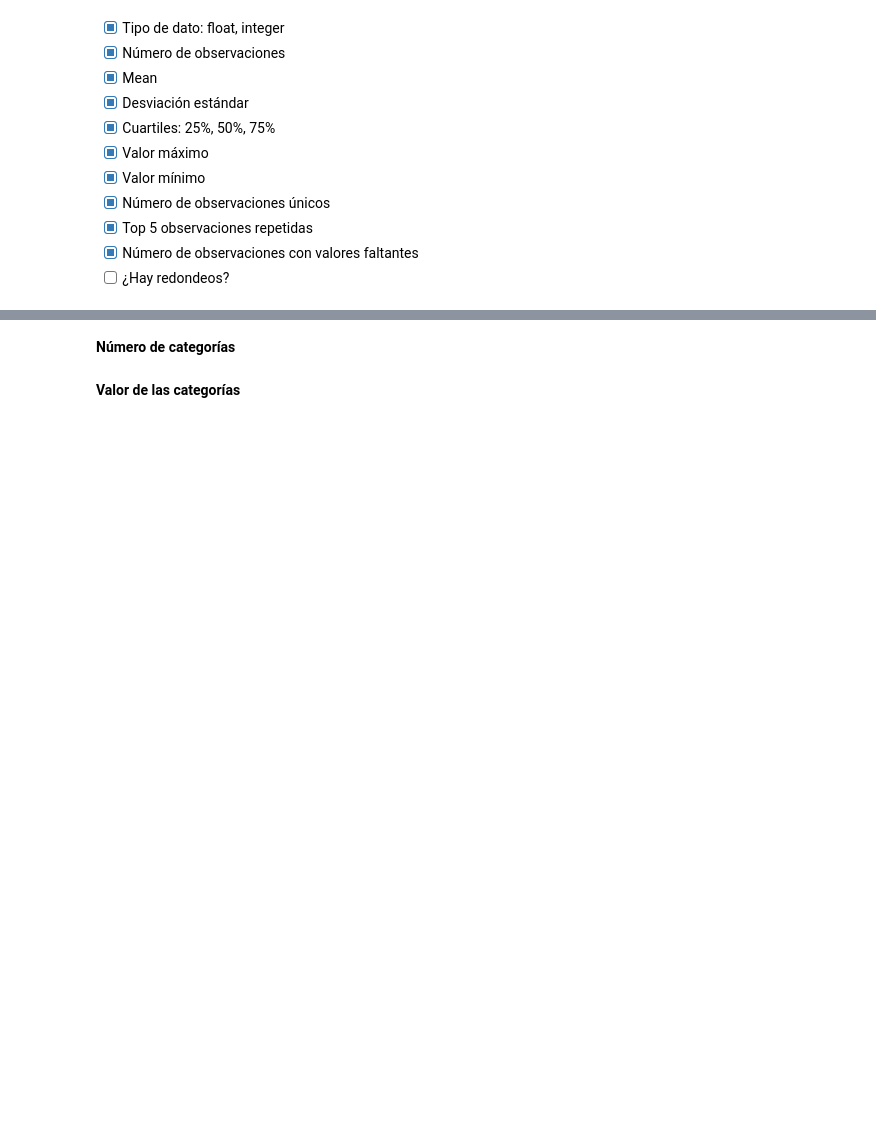
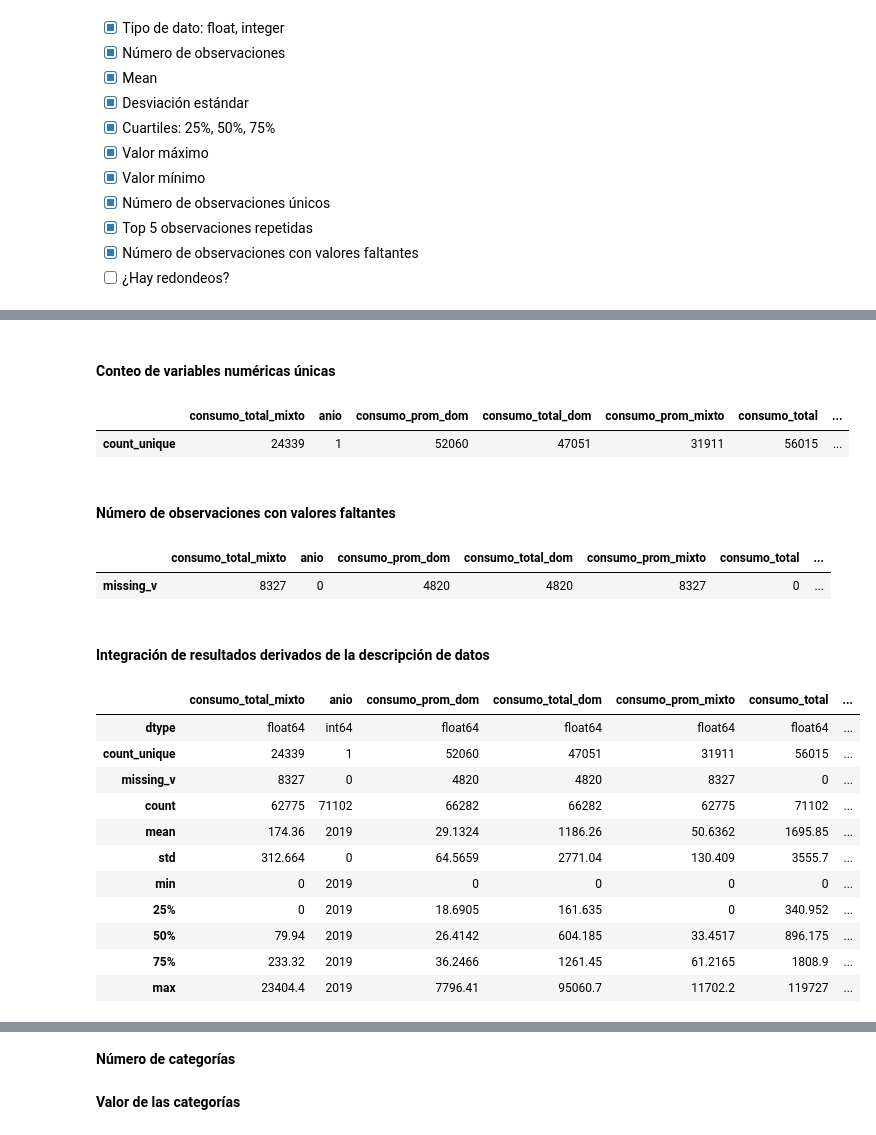
Before and after one commit to robperch/intro_ds_lab1, a Jupyter notebook: lab1_nb.ipynb, the cells around one changed output, grey strips where cells are left out. Cells and saved outputs as stored; diff of their text form; code cells hidden in the pictures; blank space fills up the shorter version.

Commit message:
Closes #19 - completing data profiling for numeric variables

```diff
--- a/lab1_nb.ipynb
+++ b/lab1_nb.ipynb
@@ -175,0 +150,5 @@ dfx.isnull().sum()
+# %%
+dfx_desc = dfx.describe()
+# %%
+dfx_desc.loc["min", :] = dfx.min(axis=0)
+dfx_desc
@@ -175,0 +165,35 @@ dfx.isnull().sum()
+# %% [markdown]
+#### Conteo de variables numéricas únicas
+# %%
+dfx_ctuniq = dfx.nunique().to_frame().T
+dfx_ctuniq.index = ["count_unique"]
+dfx_ctuniq
+# %% [output]
+|  | consumo_total_mixto | anio | consumo_prom_dom | consumo_total_dom | consumo_prom_mixto | consumo_total | ... |
+| count_unique | 24339 | 1 | 52060 | 47051 | 31911 | 56015 | ... |
+# %% [markdown]
+#### Número de observaciones con valores faltantes
+# %%
+dfx_missingv = dfx.isnull().sum().to_frame().T
+dfx_missingv.index = ["missing_v"]
+dfx_missingv
+# %% [output]
+|  | consumo_total_mixto | anio | consumo_prom_dom | consumo_total_dom | consumo_prom_mixto | consumo_total | ... |
+| missing_v | 8327 | 0 | 4820 | 4820 | 8327 | 0 | ... |
+# %% [markdown]
+#### Integración de resultados derivados de la descripción de datos
+# %%
+pd.concat([dfx_dtypes, dfx_ctuniq, dfx_missingv, dfx_desc], axis=0)
+# %% [output]
+|  | consumo_total_mixto | anio | consumo_prom_dom | consumo_total_dom | consumo_prom_mixto | consumo_total | ... |
+| dtype | float64 | int64 | float64 | float64 | float64 | float64 | ... |
+| count_unique | 24339 | 1 | 52060 | 47051 | 31911 | 56015 | ... |
+| missing_v | 8327 | 0 | 4820 | 4820 | 8327 | 0 | ... |
+| count | 62775 | 71102 | 66282 | 66282 | 62775 | 71102 | ... |
+| mean | 174.36 | 2019 | 29.1324 | 1186.26 | 50.6362 | 1695.85 | ... |
+| std | 312.664 | 0 | 64.5659 | 2771.04 | 130.409 | 3555.7 | ... |
+| min | 0 | 2019 | 0 | 0 | 0 | 0 | ... |
+| 25% | 0 | 2019 | 18.6905 | 161.635 | 0 | 340.952 | ... |
+| 50% | 79.94 | 2019 | 26.4142 | 604.185 | 33.4517 | 896.175 | ... |
+| 75% | 233.32 | 2019 | 36.2466 | 1261.45 | 61.2165 | 1808.9 | ... |
+| max | 23404.4 | 2019 | 7796.41 | 95060.7 | 11702.2 | 119727 | ... |
```
Also changed, not shown: parts of 34 cells of this notebook, 1 other file.
